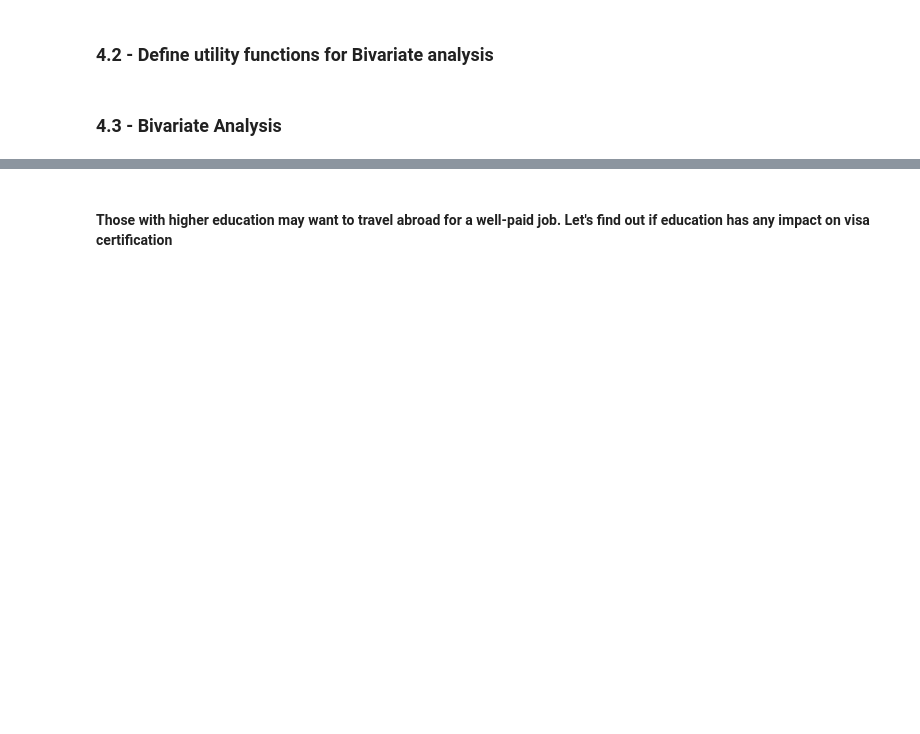
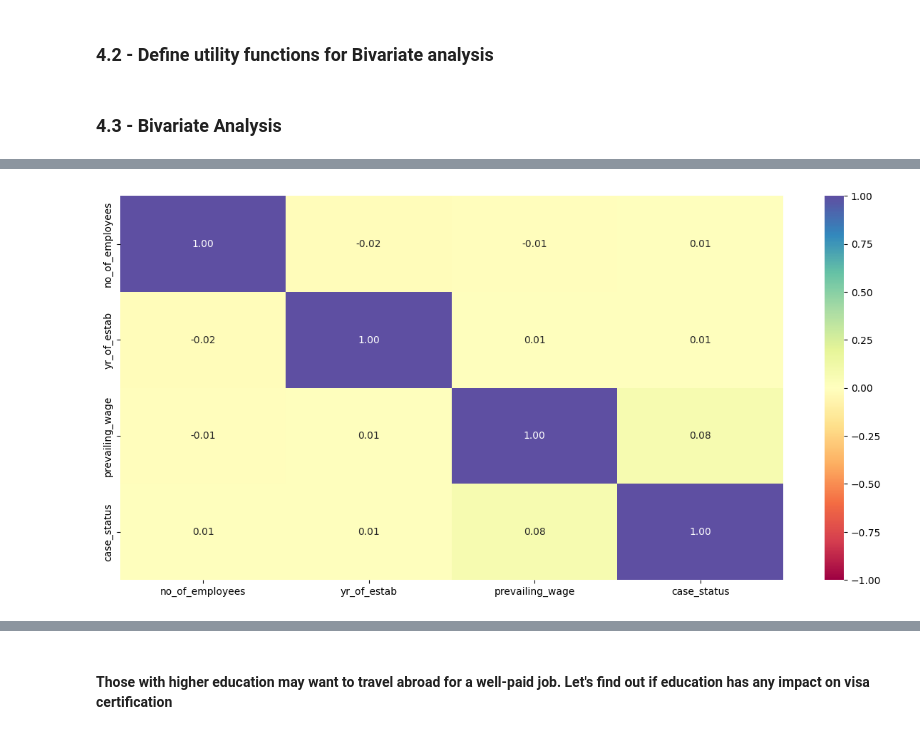
Before and after one commit to RashmiJK/PGP-AIML-EasyVisa-AML, a Jupyter notebook: easyvisa_modeling.ipynb, the cells around one changed output, grey strips where cells are left out. Drawn from its saved outputs; the diff is of its cells as text; code cells hidden in the pictures; blank space fills up the shorter version.

```diff
--- a/easyvisa_modeling.ipynb
+++ b/easyvisa_modeling.ipynb
@@ -602,0 +625,8 @@ plt.show()
+# %%
+# Plot a heatmap to visualize the correlation matrix of numerical columns in the temporary dataframe
+# This now inlcudes case_status
+plt.figure(figsize=(15, 7))
+sns.heatmap(tempdata.corr(numeric_only=True), annot=True, vmin=-1, vmax=1, fmt=".2f", cmap="Spectral")
+plt.show()
+# %% [output]
+[figure, added]
```
Also changed, not shown: parts of 9 cells of this notebook.
